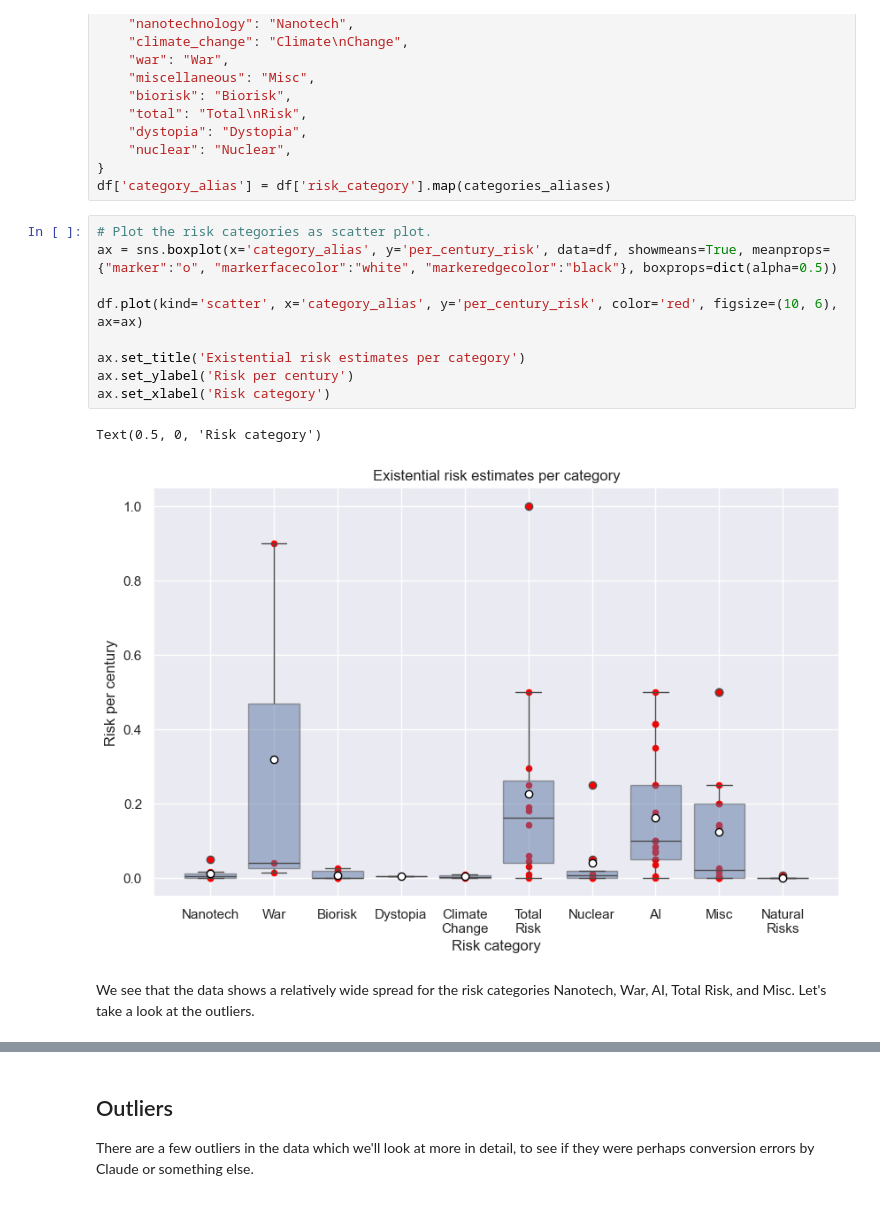
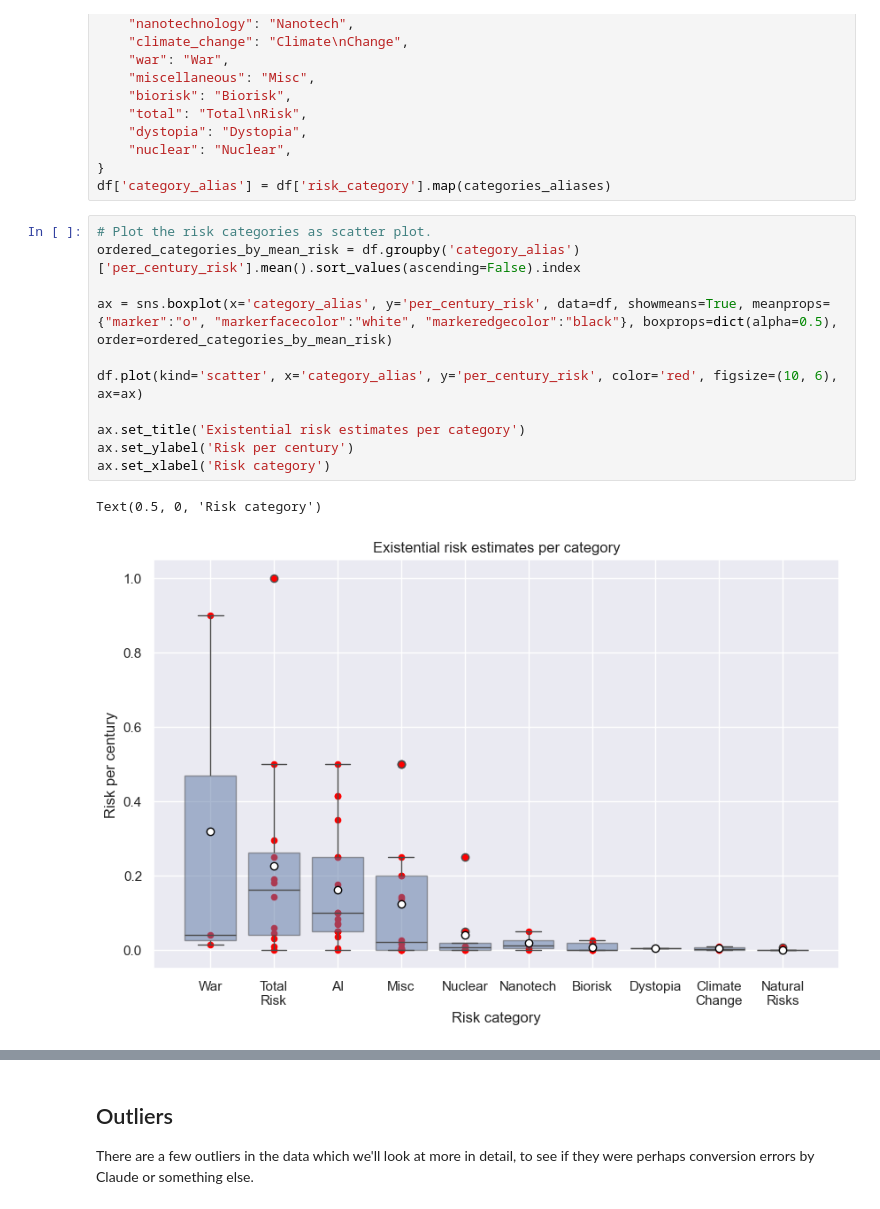
Before and after one commit to aarangop/the-extinction-game, a Jupyter notebook: x-risk-eda.ipynb, the cells around one changed output, grey strips where cells are left out. Drawn from its saved outputs; the diff is of its cells as text.

```diff
--- a/x-risk-eda.ipynb
+++ b/x-risk-eda.ipynb
@@ -63,15 +76,15 @@ categories_aliases = {
 df['category_alias'] = df['risk_category'].map(categories_aliases)
 # %%
 # Plot the risk categories as scatter plot.
-ax = sns.boxplot(x='category_alias', y='per_century_risk', data=df, showmeans=True, meanprops={"marker":"o", "markerfacecolor":"white", "markeredgecolor":"black"}, boxprops=dict(alpha=0.5))
+ordered_categories_by_mean_risk = df.groupby('category_alias')['per_century_risk'].mean().sort_values(ascending=False).index
+
+ax = sns.boxplot(x='category_alias', y='per_century_risk', data=df, showmeans=True, meanprops={"marker":"o", "markerfacecolor":"white", "markeredgecolor":"black"}, boxprops=dict(alpha=0.5), order=ordered_categories_by_mean_risk)
 
 df.plot(kind='scatter', x='category_alias', y='per_century_risk', color='red', figsize=(10, 6), ax=ax)
 
 ax.set_title('Existential risk estimates per category')
 ax.set_ylabel('Risk per century')
 ax.set_xlabel('Risk category')
 # %% [output]
 Text(0.5, 0, 'Risk category')
-[figure, old version]
+[figure, new version]
-# %% [markdown]
-We see that the data shows a relatively wide spread for the risk categories Nanotech, War, AI, Total Risk, and Misc. Let's take a look at the outliers.
```
Also changed, not shown: parts of 39 cells of this notebook, 15 other files.
